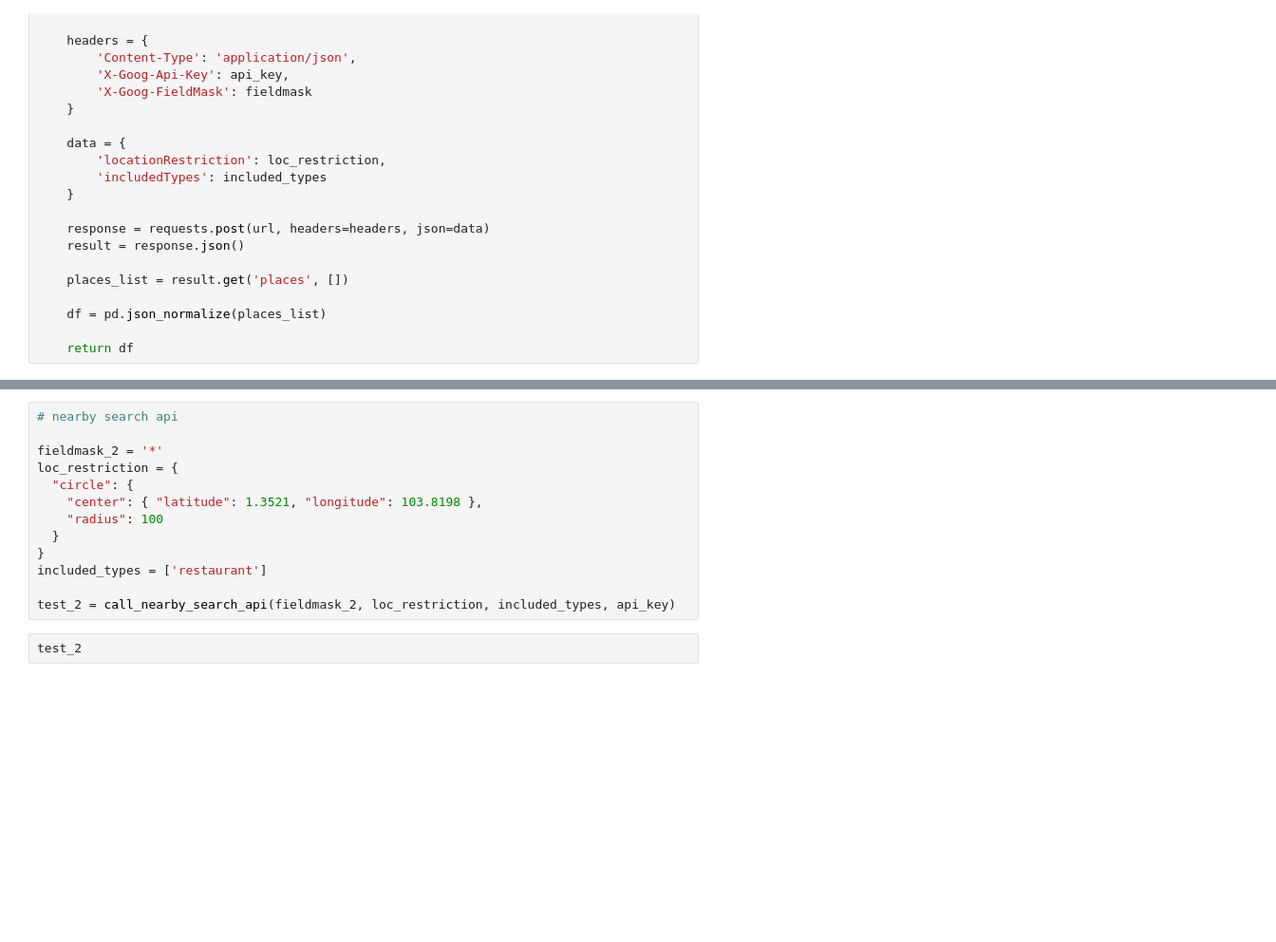
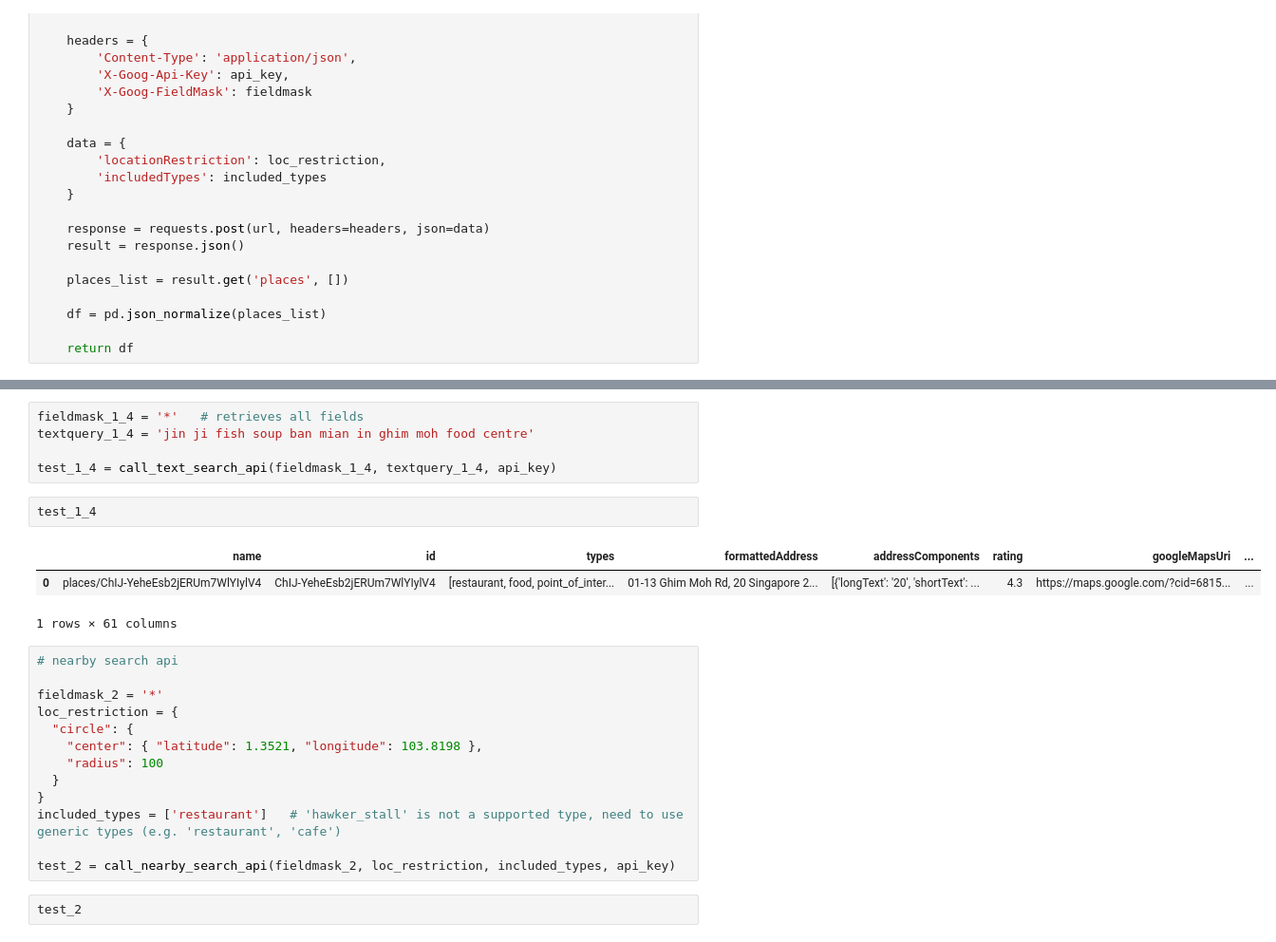
Before and after one commit to koshyan/places-api, a Jupyter notebook: places_api.ipynb, the cells around one changed output, grey strips where cells are left out. Shown at 95% size. Cells and saved outputs as stored; diff of their text form; blank space fills up the shorter version.

```diff
--- a/places_api.ipynb
+++ b/places_api.ipynb
@@ -83,3 +107,14 @@ test_1
+# %%
+fieldmask_1_4 = '*'   # retrieves all fields
+textquery_1_4 = 'jin ji fish soup ban mian in ghim moh food centre'
+
+test_1_4 = call_text_search_api(fieldmask_1_4, textquery_1_4, api_key)
+# %%
+test_1_4
+# %% [output]
+|  | name | id | types | formattedAddress | addressComponents | rating | googleMapsUri | ... |
+| 0 | places/ChIJ-YeheEsb2jERUm7WlYIylV4 | ChIJ-YeheEsb2jERUm7WlYIylV4 | [restaurant, food, point_of_inter... | 01-13 Ghim Moh Rd, 20 Singapore 2... | [{'longText': '20', 'shortText': ... | 4.3 | https://maps.google.com/?cid=6815... | ... |
+1 rows × 61 columns
 # %%
 # nearby search api
 
@@ -90,7 +125,7 @@ loc_restriction = {
     "radius": 100
   }
 }
-included_types = ['restaurant']
+included_types = ['restaurant']   # 'hawker_stall' is not a supported type, need to use generic types (e.g. 'restaurant', 'cafe')
 
 test_2 = call_nearby_search_api(fieldmask_2, loc_restriction, included_types, api_key)
 # %%
```
Also changed, not shown: parts of 9 cells of this notebook.
